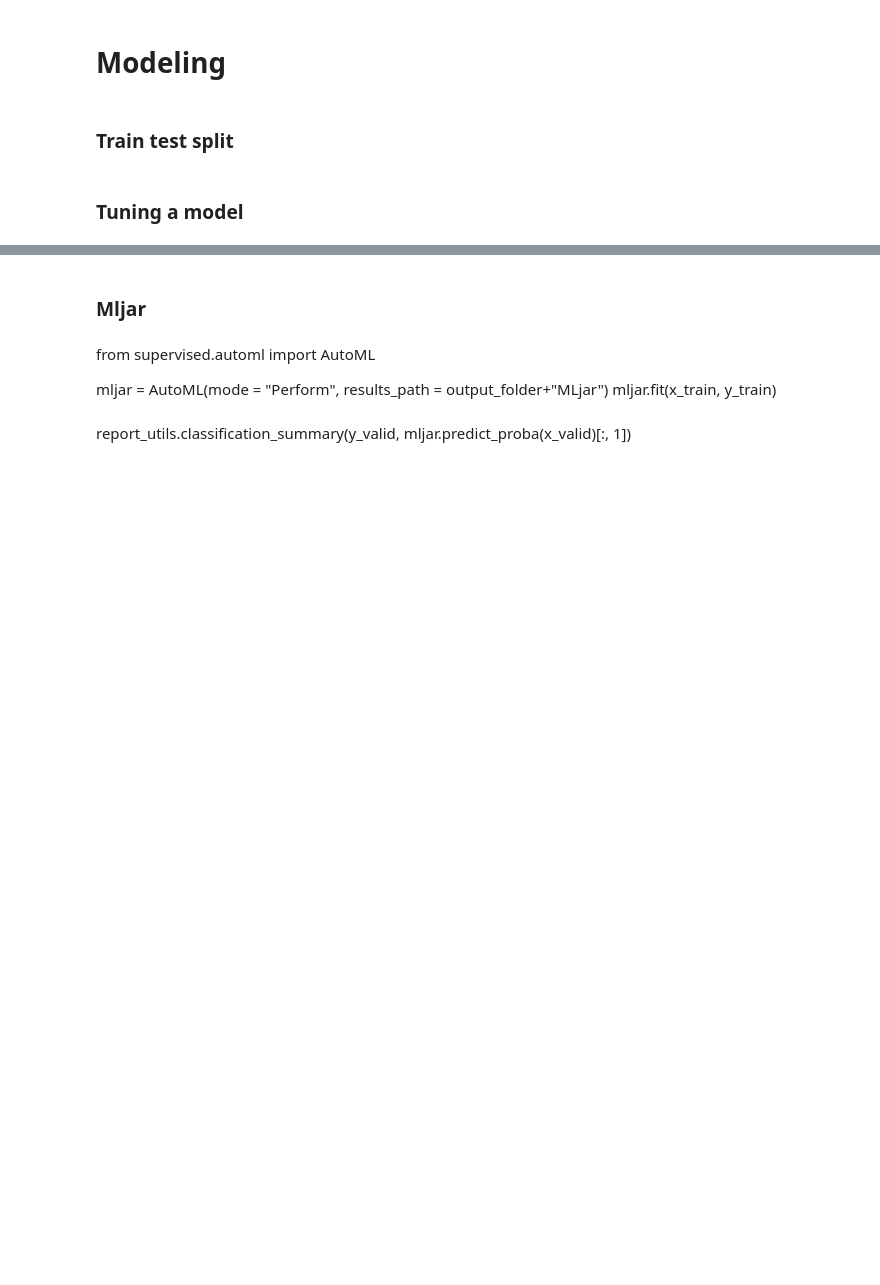
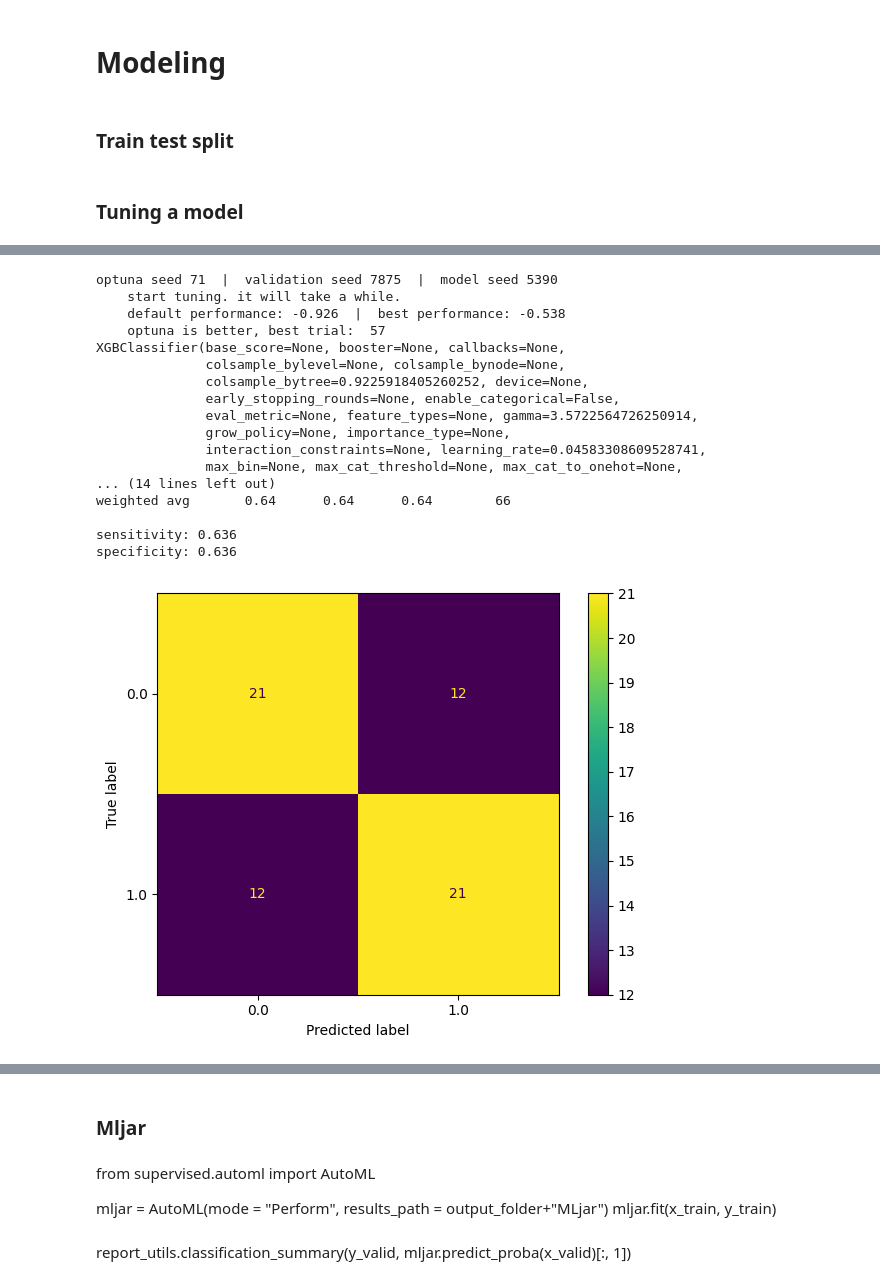
Before and after one commit to ICMOL/PineBioML, a Jupyter notebook: example_BasicUsage.ipynb, the cells around one changed output, grey strips where cells are left out. Saved outputs shown, nothing was run; the diff lists cells and outputs as text; code cells hidden in the pictures; blank space fills up the shorter version.

```diff
--- a/example_BasicUsage.ipynb
+++ b/example_BasicUsage.ipynb
@@ -252,0 +264,23 @@ weighted avg       0.67      0.67      0.67        66
+# %%
+xgb = tuner.XGBoost_tuner(target="neg_log_loss").tune(x_train, y_train)
+xgb.fit(x_train, y_train)
+report_utils.classification_summary(y_valid, xgb.predict_proba(x_valid)[:, 1])
+# %% [output]
+optuna seed 71  |  validation seed 7875  |  model seed 5390
+    start tuning. it will take a while.
+    default performance: -0.926  |  best performance: -0.538
+    optuna is better, best trial:  57
+XGBClassifier(base_score=None, booster=None, callbacks=None,
+              colsample_bylevel=None, colsample_bynode=None,
+              colsample_bytree=0.9225918405260252, device=None,
+              early_stopping_rounds=None, enable_categorical=False,
+              eval_metric=None, feature_types=None, gamma=3.5722564726250914,
+              grow_policy=None, importance_type=None,
+              interaction_constraints=None, learning_rate=0.04583308609528741,
+              max_bin=None, max_cat_threshold=None, max_cat_to_onehot=None,
+... (14 lines left out)
+weighted avg       0.64      0.64      0.64        66
+
+sensitivity: 0.636
+specificity: 0.636
+[figure, added]
```
Also changed, not shown: parts of 13 cells of this notebook, 20 other files.
